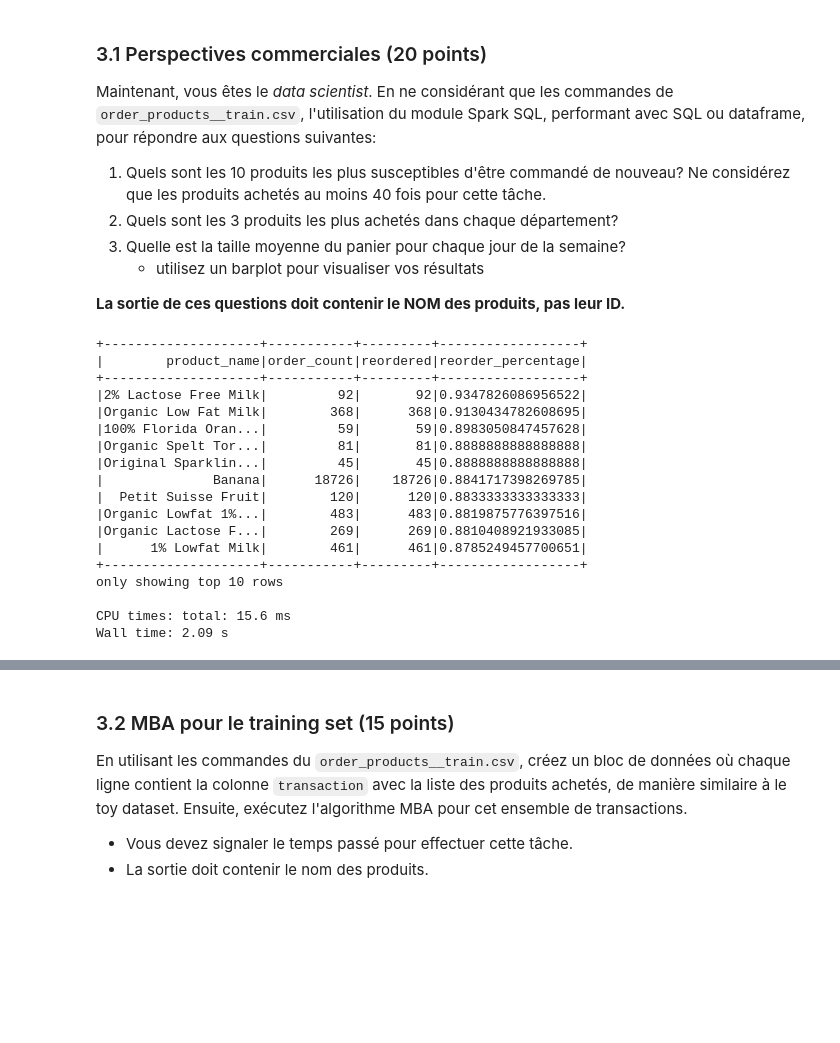
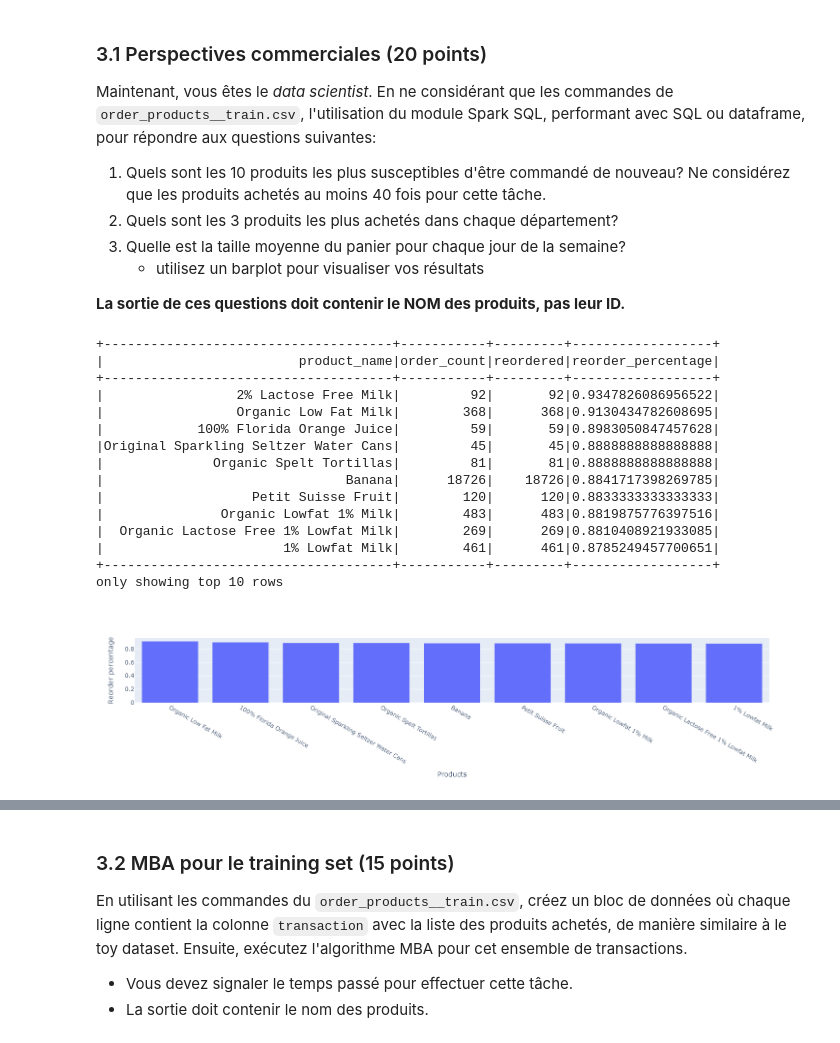
Before and after one commit to marcomudenge/Spark_GCP_Market_Basket_Analysis, a Jupyter notebook: TP2/TP2_MUDENGE_SOUTTRE.ipynb, the cells around one changed output, grey strips where cells are left out. Drawn from its saved outputs; the diff is of its cells as text; code cells hidden in the pictures; blank space fills up the shorter version.

```diff
--- a/TP2/TP2_MUDENGE_SOUTTRE.ipynb
+++ b/TP2/TP2_MUDENGE_SOUTTRE.ipynb
@@ -744,48 +785,55 @@ Maintenant, vous êtes le *data scientist*. En ne considérant que les commandes
 # %%
 %%time
 Q1_sql = """
 SELECT
   products.product_name,
   order_count,
   reordered,
   reorder_percentage
 FROM
   (
     SELECT
       order_prod.product_id,
       COUNT(order_prod.product_id) AS order_count,
       COUNT(order_prod.reordered) AS reordered,
       SUM(order_prod.reordered) / COUNT(order_prod.product_id) AS reorder_percentage
     FROM
       order_prod
     GROUP BY
       product_id
   ) AS Table1
   LEFT JOIN products ON Table1.product_id = products.product_id
 WHERE
   order_count >= 40
 ORDER BY
   reorder_percentage DESC
 """
 
 Q1_df = spark.sql(Q1_sql)
-Q1_df.show(10)
+Q1_df.show(10, truncate=80)
+
+import plotly.express as px
+import plotly.graph_objects as go
+Q1_df_pd = Q1_df.toPandas()
+fig = px.bar(Q1_df_pd[1:10],
+              x="product_name",
+              y="reorder_percentage")
+fig.update_layout(xaxis_title='Products', yaxis_title='Reorder percentage')
+fig.show()
 # %% [output]
-+--------------------+-----------+---------+------------------+
-|        product_name|order_count|reordered|reorder_percentage|
-+--------------------+-----------+---------+------------------+
-|2% Lactose Free Milk|         92|       92|0.9347826086956522|
-|Organic Low Fat Milk|        368|      368|0.9130434782608695|
-|100% Florida Oran...|         59|       59|0.8983050847457628|
-|Organic Spelt Tor...|         81|       81|0.8888888888888888|
-|Original Sparklin...|         45|       45|0.8888888888888888|
-|              Banana|      18726|    18726|0.8841717398269785|
-|  Petit Suisse Fruit|        120|      120|0.8833333333333333|
-|Organic Lowfat 1%...|        483|      483|0.8819875776397516|
-|Organic Lactose F...|        269|      269|0.8810408921933085|
-|      1% Lowfat Milk|        461|      461|0.8785249457700651|
-+--------------------+-----------+---------+------------------+
++-------------------------------------+-----------+---------+------------------+
+|                         product_name|order_count|reordered|reorder_percentage|
++-------------------------------------+-----------+---------+------------------+
+|                 2% Lactose Free Milk|         92|       92|0.9347826086956522|
+|                 Organic Low Fat Milk|        368|      368|0.9130434782608695|
+|            100% Florida Orange Juice|         59|       59|0.8983050847457628|
+|Original Sparkling Seltzer Water Cans|         45|       45|0.8888888888888888|
+|              Organic Spelt Tortillas|         81|       81|0.8888888888888888|
+|                               Banana|      18726|    18726|0.8841717398269785|
+|                   Petit Suisse Fruit|        120|      120|0.8833333333333333|
+|               Organic Lowfat 1% Milk|        483|      483|0.8819875776397516|
+|  Organic Lactose Free 1% Lowfat Milk|        269|      269|0.8810408921933085|
+|                       1% Lowfat Milk|        461|      461|0.8785249457700651|
++-------------------------------------+-----------+---------+------------------+
 only showing top 10 rows
-
-CPU times: total: 15.6 ms
-Wall time: 2.09 s
+[figure, added]
```
Also changed, not shown: parts of 36 cells of this notebook, 4 other files.
